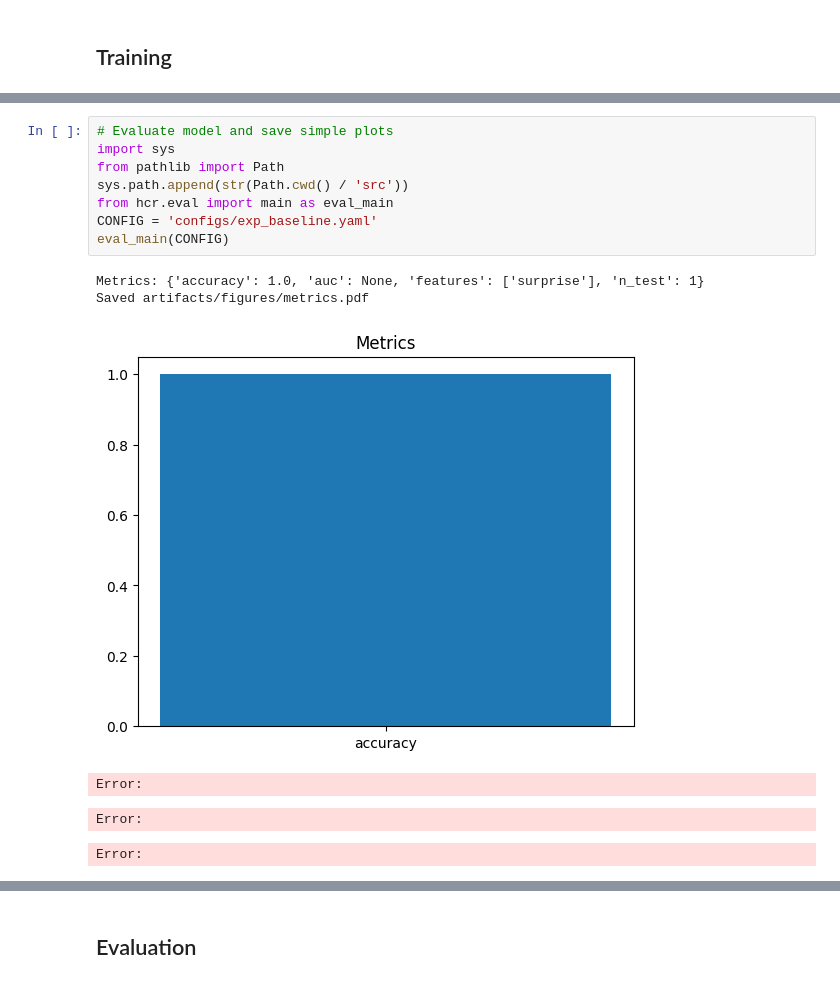
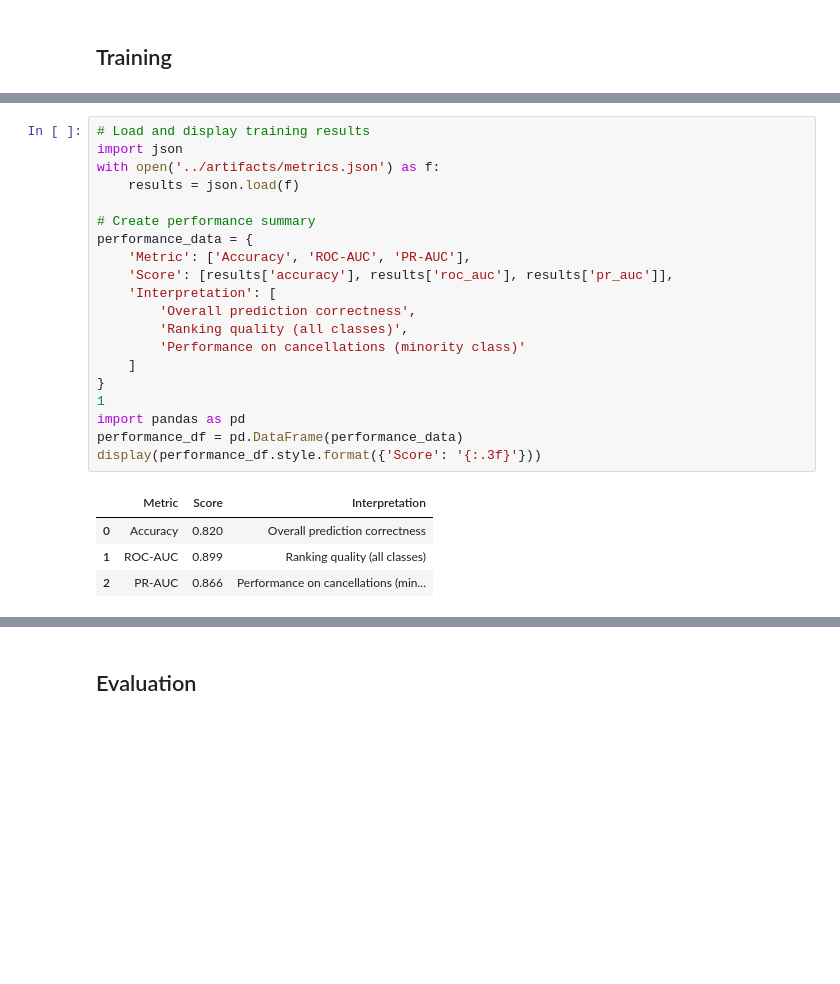
Before and after one commit to tgrytnes/Hotel_Cancellation_Risk, a Jupyter notebook: notebooks/main.ipynb, the cells around one changed output, grey strips where cells are left out. Drawn from its saved outputs; the diff is of its cells as text; blank space fills up the shorter version.

Commit message:
ran all models and add results and conclusion chapters

```diff
--- a/notebooks/main.ipynb
+++ b/notebooks/main.ipynb
@@ -553,15 +441,25 @@ train_main(CONFIG)
-# %%
-# Evaluate model and save simple plots
-import sys
-from pathlib import Path
-sys.path.append(str(Path.cwd() / 'src'))
-from hcr.eval import main as eval_main
-CONFIG = 'configs/exp_baseline.yaml'
-eval_main(CONFIG)
-# %% [output]
-Metrics: {'accuracy': 1.0, 'auc': None, 'features': ['surprise'], 'n_test': 1}
-Saved artifacts/figures/metrics.pdf
-[figure, removed]
-Error:
-Error:
-Error:
+# %%
+# Load and display training results
+import json
+with open('../artifacts/metrics.json') as f:
+    results = json.load(f)
+
+# Create performance summary
+performance_data = {
+    'Metric': ['Accuracy', 'ROC-AUC', 'PR-AUC'],
+    'Score': [results['accuracy'], results['roc_auc'], results['pr_auc']],
+    'Interpretation': [
+        'Overall prediction correctness',
+        'Ranking quality (all classes)',
+        'Performance on cancellations (minority class)'
+    ]
+}
+1
+import pandas as pd
+performance_df = pd.DataFrame(performance_data)
+display(performance_df.style.format({'Score': '{:.3f}'}))
+# %% [output]
+|  | Metric | Score | Interpretation |
+| 0 | Accuracy | 0.820 | Overall prediction correctness |
+| 1 | ROC-AUC | 0.899 | Ranking quality (all classes) |
+| 2 | PR-AUC | 0.866 | Performance on cancellations (min... |
```
Also changed, not shown: parts of 24 cells of this notebook, 31 other files.
